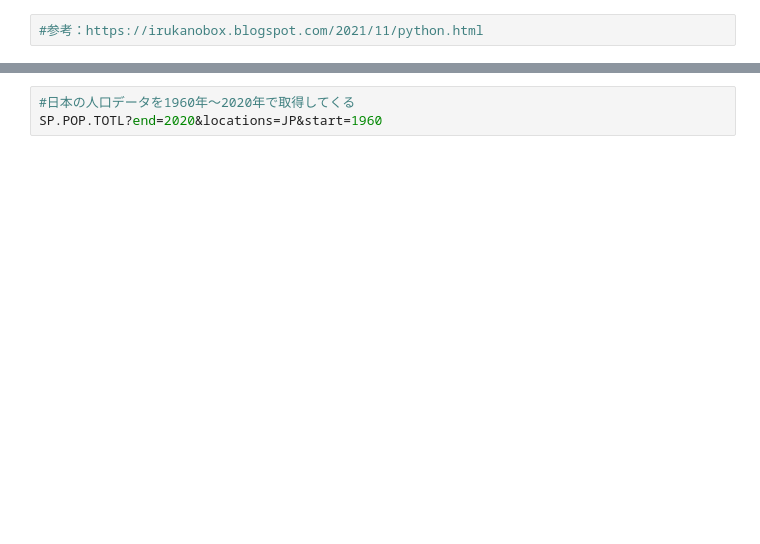
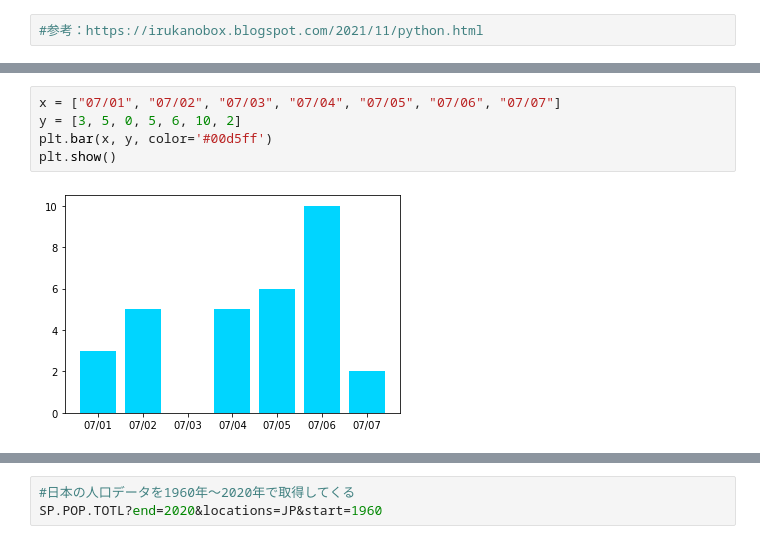
Before and after one commit to takuma-competition/World_Bank_API, a Jupyter notebook: world_bank_api.ipynb, the cells around one changed output, grey strips where cells are left out. Saved outputs shown, nothing was run; the diff lists cells and outputs as text; blank space fills up the shorter version.

```diff
--- a/world_bank_api.ipynb
+++ b/world_bank_api.ipynb
@@ -16,0 +89,7 @@ Successfully installed wbgapi-1.0.7
+# %%
+x = ["07/01", "07/02", "07/03", "07/04", "07/05", "07/06", "07/07"]
+y = [3, 5, 0, 5, 6, 10, 2]
+plt.bar(x, y, color='#00d5ff')
+plt.show()
+# %% [output]
+[figure, added]
```
Also changed, not shown: parts of 28 cells of this notebook, 2 other files.
